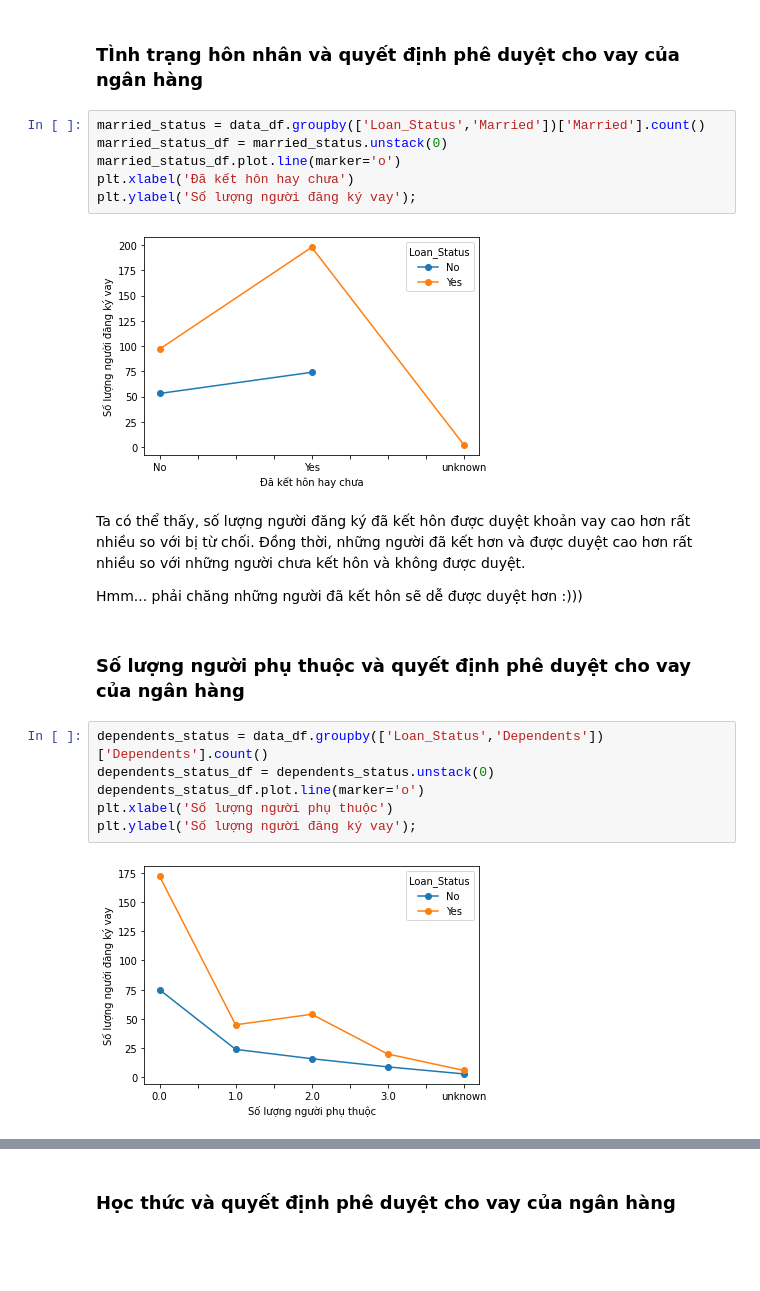
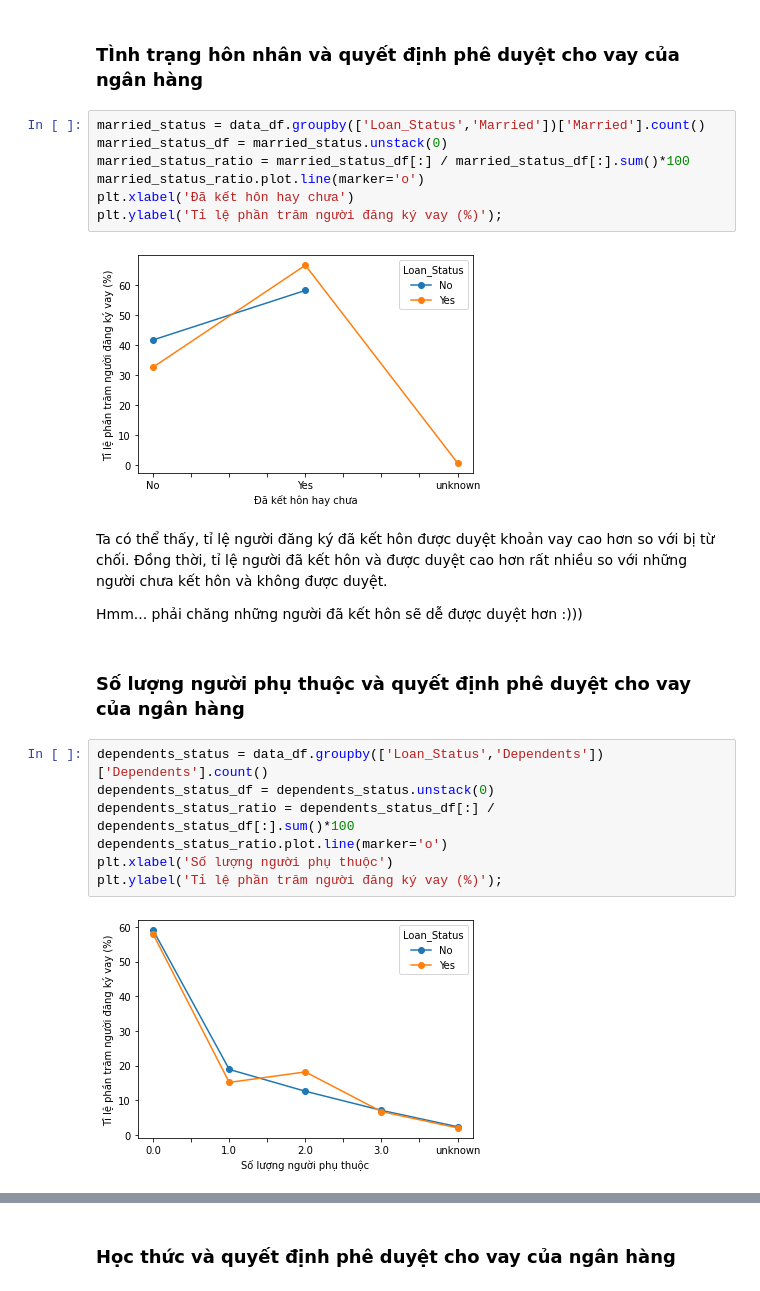
Before and after one commit to tonyvu1289/P4DS-FinalProject-vip, a Jupyter notebook: Final_Project.ipynb, the cells around one changed output, grey strips where cells are left out. Saved outputs shown, nothing was run; the diff lists cells and outputs as text; blank space fills up the shorter version.

```diff
--- a/Final_Project.ipynb
+++ b/Final_Project.ipynb
@@ -675,13 +676,14 @@ Ta thấy, đồng ý khoản vay và từ chối khoản vay khá tương đồ
 # %%
 married_status = data_df.groupby(['Loan_Status','Married'])['Married'].count()
 married_status_df = married_status.unstack(0)
-married_status_df.plot.line(marker='o')
+married_status_ratio = married_status_df[:] / married_status_df[:].sum()*100
+married_status_ratio.plot.line(marker='o')
 plt.xlabel('Đã kết hôn hay chưa')
-plt.ylabel('Số lượng người đăng ký vay');
+plt.ylabel('Tỉ lệ phần trăm người đăng ký vay (%)');
 # %% [output]
-[figure, old version]
+[figure, new version]
 # %% [markdown]
-Ta có thể thấy, số lượng người đăng ký đã kết hôn được duyệt khoản vay cao hơn rất nhiều so với bị từ chối. Đồng thời, những người đã kết hơn và được duyệt cao hơn rất nhiều so với những người chưa kết hôn và không được duyệt.
+Ta có thể thấy, tỉ lệ người đăng ký đã kết hôn được duyệt khoản vay cao hơn so với bị từ chối. Đồng thời, tỉ lệ người đã kết hôn và được duyệt cao hơn rất nhiều so với những người chưa kết hôn và không được duyệt.
 
 Hmm... phải chăng những người đã kết hôn sẽ dễ được duyệt hơn :)))
 # %% [markdown]
@@ -689,9 +691,10 @@ Hmm... phải chăng những người đã kết hôn sẽ dễ được duyệt
 # %%
 dependents_status = data_df.groupby(['Loan_Status','Dependents'])['Dependents'].count()
 dependents_status_df = dependents_status.unstack(0)
-dependents_status_df.plot.line(marker='o')
+dependents_status_ratio = dependents_status_df[:] / dependents_status_df[:].sum()*100
+dependents_status_ratio.plot.line(marker='o')
 plt.xlabel('Số lượng người phụ thuộc')
-plt.ylabel('Số lượng người đăng ký vay');
+plt.ylabel('Tỉ lệ phần trăm người đăng ký vay (%)');
 # %% [output]
-[figure, old version]
+[figure, new version]
 # %% [markdown]
```
Also changed, not shown: parts of 18 cells of this notebook.
